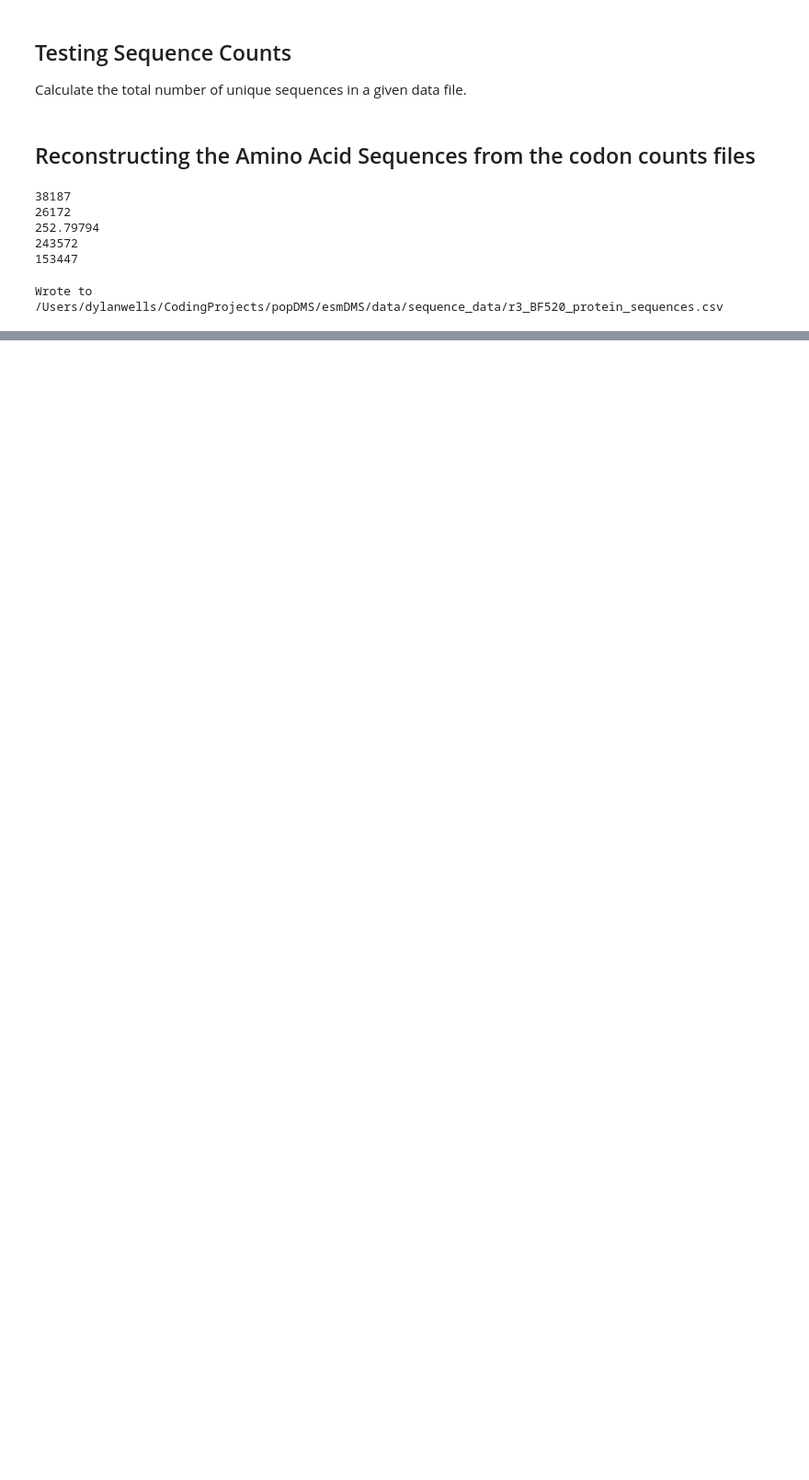
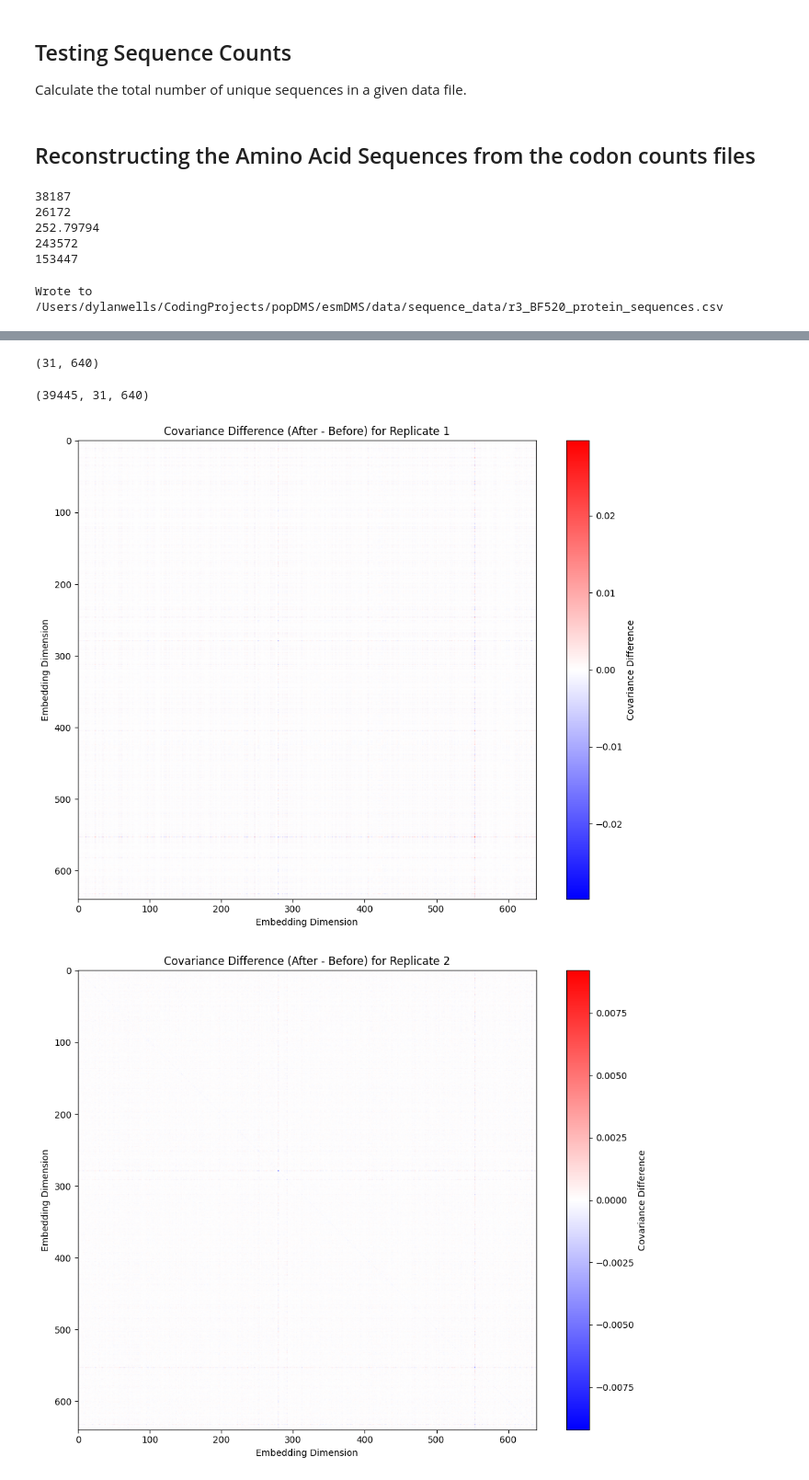
Before and after one commit to dylanwells37/esmDMS, a Jupyter notebook: esmDMS.ipynb, the cells around one changed output, grey strips where cells are left out. Shown at 92% size. Saved outputs shown, nothing was run; the diff lists cells and outputs as text; code cells hidden in the pictures; blank space fills up the shorter version.

Commit message:
finish replicate pooled embeddings

```diff
--- a/esmDMS.ipynb
+++ b/esmDMS.ipynb
@@ -260,0 +275,6 @@ def analyze_rep_embeddings(embeddings_df: pd.DataFrame):
+# %%
+# Load in the pickle filke
+embedding_df = pd.read_pickle(pwd + '/data/sequence_data/all_reps_BF520_protein_sequences.pkl')
+
+
+embed_replicates(embedding_df, pwd + '/data/sequence_data/all_reps_BF520_protein_embeddings.pkl', embed_zeroes=False)
@@ -260,0 +301,4 @@ def analyze_rep_embeddings(embeddings_df: pd.DataFrame):
+# %%
+print(embedding_df["Embeddings"][4].shape)
+# %% [output]
+(31, 640)
@@ -260,0 +342,28 @@ def analyze_rep_embeddings(embeddings_df: pd.DataFrame):
+# %%
+
+nonzero_df = embedding_df[embedding_df["Embeddings"].notnull()].reset_index(drop=True)
+
+pre_weights = np.array([np.array(x) for x in nonzero_df["PreNums"].to_list()])
+post_weights = np.array([np.array(x) for x in nonzero_df["PostNums"].to_list()])
+embeddings = np.array([x for x in nonzero_df["Embeddings"].to_list()])
+# %% [output]
+(39445, 31, 640)
+# %%
+before_cov, after_cov = calc_cov_mats_reps(embeddings, pre_weights, post_weights, layer=29)
+# %%
+cov_diffs = [after - before for before, after in zip(before_cov, after_cov)]
+# %%
+# Plot the differences
+import matplotlib.pyplot as plt
+for i, cov_diff in enumerate(cov_diffs):
+    plt.figure(figsize=(10, 8))
+    plt.imshow(cov_diff, cmap='bwr', vmin=-np.max(np.abs(cov_diff)), vmax=np.max(np.abs(cov_diff)))
+    plt.colorbar(label='Covariance Difference')
+    plt.title(f'Covariance Difference (After - Before) for Replicate {i+1}')
+    plt.xlabel('Embedding Dimension')
+    plt.ylabel('Embedding Dimension')
+    plt.tight_layout()
+    plt.show()
+# %% [output]
+[figure, added]
+[figure, added]
```
Also changed, not shown: parts of 7 cells of this notebook, 1 other file.
